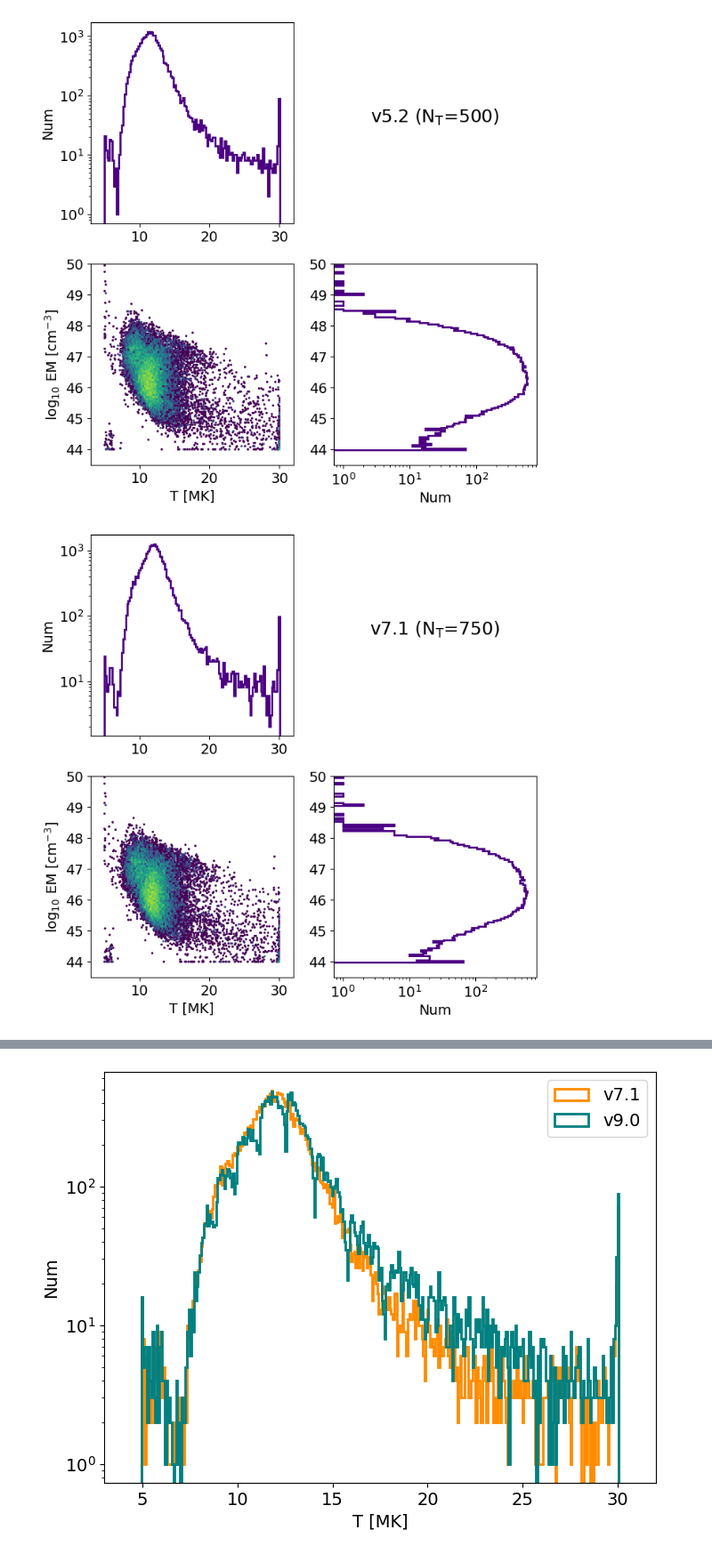
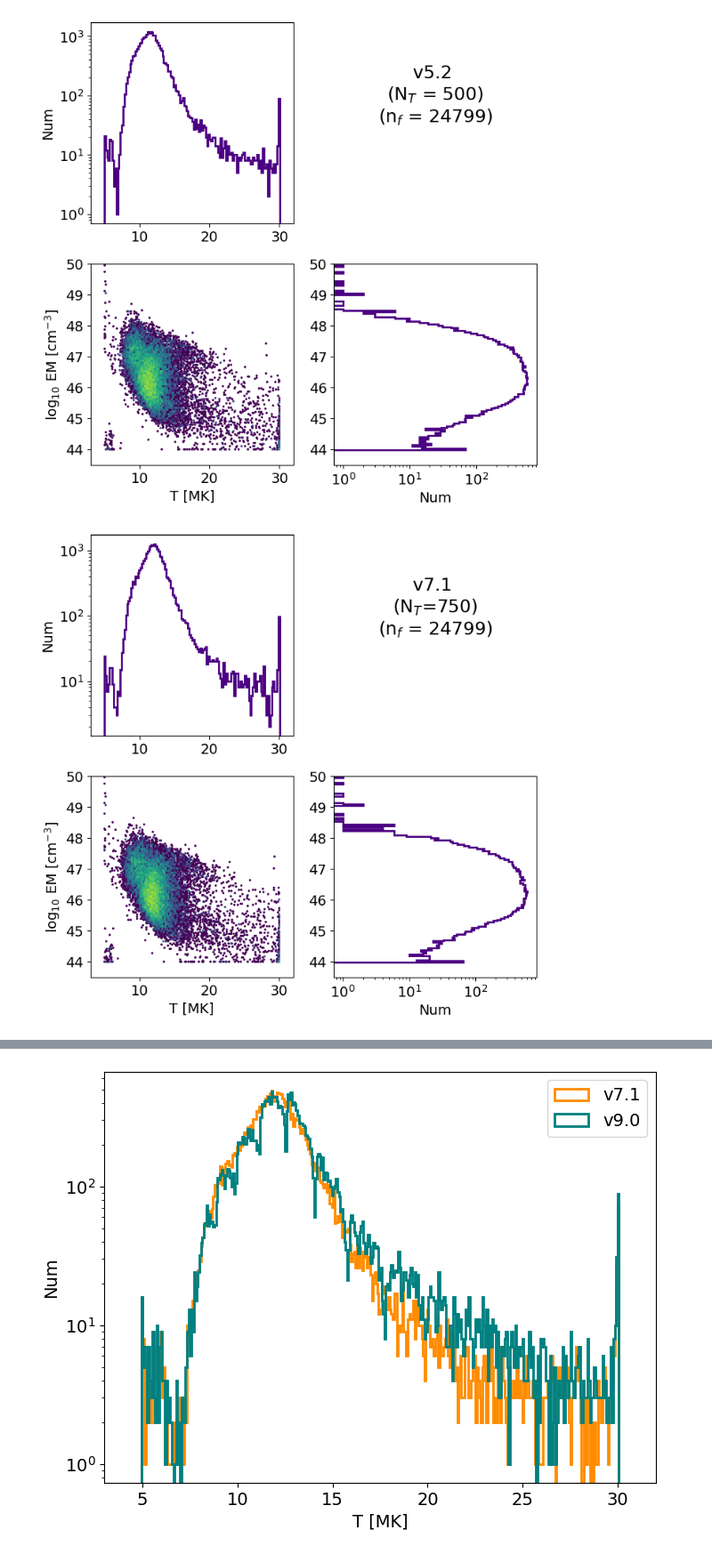
Before and after one commit to ianan/wee_2024, a Jupyter notebook: compare_fvthbpow_ch.ipynb, the cells around one changed output, grey strips where cells are left out. Shown at 89% size. Saved outputs shown, nothing was run; the diff lists cells and outputs as text; code cells hidden in the pictures.

```diff
--- a/compare_fvthbpow_ch.ipynb
+++ b/compare_fvthbpow_ch.ipynb
@@ -35,7 +57,7 @@ r05=read_genx('wee_2024_vth52_bpow.genx')
 r07=read_genx('wee_2024_vth71_bpow.genx')
 r09=read_genx('wee_2024_vth90_bpow.genx')
 r10=read_genx('wee_2024_vth101_bpow.genx')
-# r10t=read_genx('wee_2024_vth101_t100_bpow.genx')
+r10t=read_genx('wee_2024_vth101_t100_bpow.genx')
 # %%
 # Restructure things to make it easier to work with
 tmk05=[r["OSX_P"][1] for r in r05["SAVEGEN0"]]
@@ -50,8 +72,8 @@ em09=[r["OSX_P"][0]*1e49 for r in r09["SAVEGEN0"]]
 tmk10=[r["OSX_P"][1] for r in r10["SAVEGEN0"]]
 em10=[r["OSX_P"][0]*1e49 for r in r10["SAVEGEN0"]]
 
-# tmk10t=[r["OSX_P"][1] for r in r10t["SAVEGEN0"]]
-# em10t=[r["OSX_P"][0]*1e49 for r in r10t["SAVEGEN0"]]
+tmk10t=[r["OSX_P"][1] for r in r10t["SAVEGEN0"]]
+em10t=[r["OSX_P"][0]*1e49 for r in r10t["SAVEGEN0"]]
 # %%
 def corner_tem(tmk,em,title):
     gs=150
@@ -63,37 +85,37 @@ def corner_tem(tmk,em,title):
           norm=matplotlib.colors.LogNorm(vmin=1, vmax=vmax))
     axs[1,0].set_xlim(tmkr)
     axs[1,0].set_ylim(emr)
     axs[1,0].set_ylabel('log$_{10}$ EM [cm$^{-3}$]')
     axs[1,0].set_xlabel('T [MK]')
     # axs[1,0].set_title(title)
     # fig.colorbar(hex,ax=axs[1,0])
 
     axs[0,1].text(0.5,0.5,title,ha='center',fontsize=18)
 
     axs[0,0].hist(tmk,bins=gs,range=tmkr,\
                   histtype='step',lw=2,color='indigo')
     axs[0,0].set_xlim(tmkr)
     axs[0,0].set_ylabel('Num')
     axs[0,0].set_yscale('log')
 
     axs[1,1].hist(np.log10(em),bins=gs,range=emr,\
                   histtype='step', orientation="horizontal",lw=2,color='indigo')
     axs[1,1].set_xlabel('Num')
     axs[1,1].set_ylim(emr)
     axs[1,1].set_xscale('log')
 
     axs[0,1].axis('off')
 
     plt.show()
 
     return
 
 
-corner_tem(tmk05,em05,'v5.2 (N$_\mathrm{T}$=500)')
-corner_tem(tmk07,em07,'v7.1 (N$_\mathrm{T}$=750)')
-corner_tem(tmk09,em09,'v9.0 (N$_\mathrm{T}$=41)')
-# corner_tem(tmk10,em10,'v10.1 (N$_\mathrm{T}$=41)')
-# corner_tem(tmk10t,em10t,'v10.1 (N$_\mathrm{T}$=100)')
+corner_tem(tmk05,em05,f'v5.2 \n(N$_T$ = 500)\n(n$_f$ = {np.count_nonzero(tmk05):.0f})')
+corner_tem(tmk07,em07,f'v7.1 \n(N$_T$=750)\n(n$_f$ = {np.count_nonzero(tmk07):.0f})')
+corner_tem(tmk09,em09,f'v9.0 \n(N$_T$=41)\n(n$_f$ = {np.count_nonzero(tmk09):.0f})')
+corner_tem(tmk10,em10,f'v10.1 \n(N$_T$=41)\n(n$_f$ = {np.count_nonzero(tmk10):.0f})')
+corner_tem(tmk10t,em10t,f'v10.1 \n(N$_T$=100)\n(n$_f$ = {np.count_nonzero(tmk10t):.0f})')
 # %% [output]
-[figure, old version]
+[figure, new version]
-[figure, old version]
+[figure, new version]
```
Also changed, not shown: parts of 6 cells of this notebook, 4 other files.
